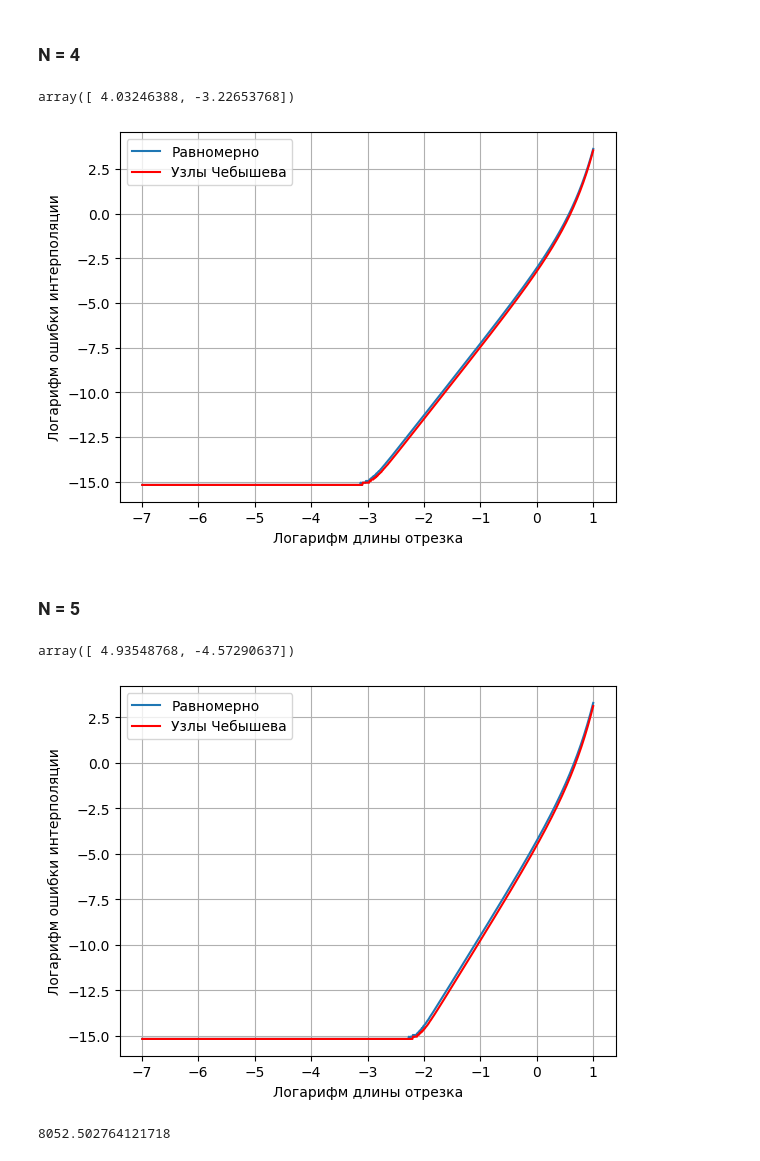
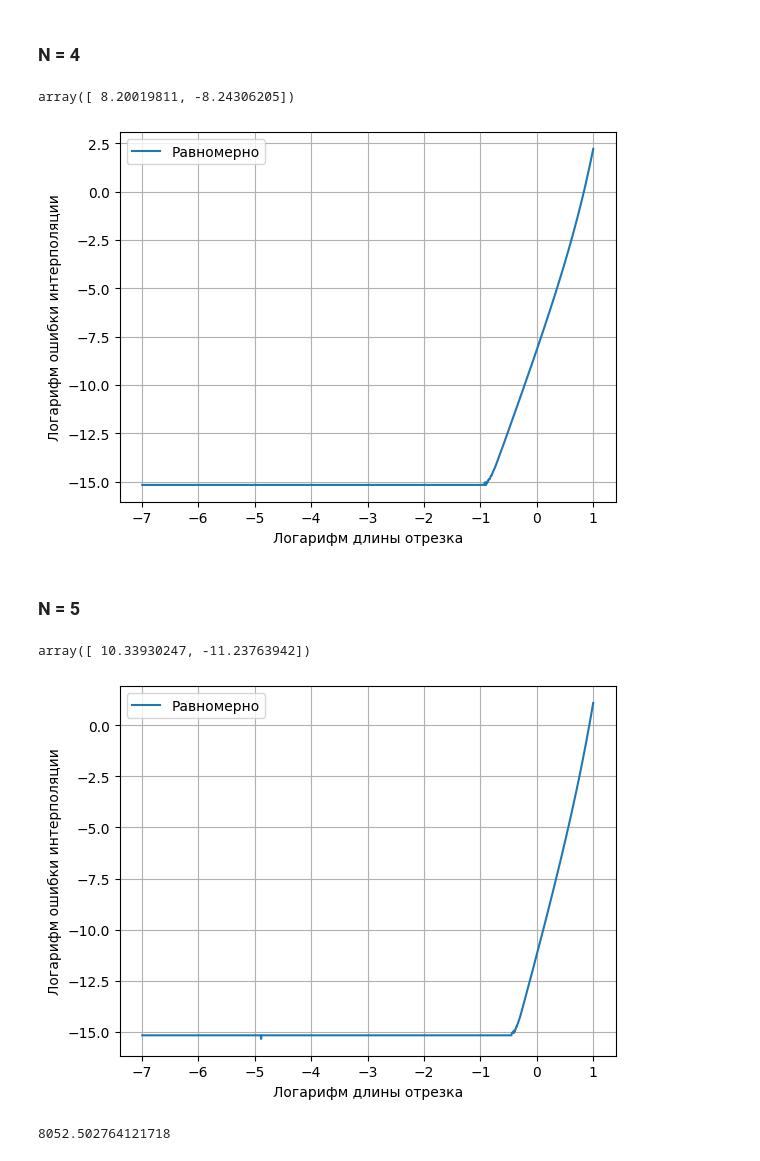
Before and after one commit to Dimundel/CompMathLabs, a Jupyter notebook: source/interpolation/report.ipynb, the cells around one changed output. Drawn from its saved outputs; the diff is of its cells as text; code cells hidden in the pictures.

Commit message:
add hermit interpolation for advanced interpolation lab

```diff
--- a/source/interpolation/report.ipynb
+++ b/source/interpolation/report.ipynb
@@ -42,63 +44,64 @@ array([ 3.03238773, -2.03390204])
 # %%
 x = np.linspace(-7, 1, 1000)[1:]
 y_error = []
-with open("data4.txt", 'r') as f:
+with open("data4hermit.txt", 'r') as f:
     for i in x:
         x_correct = np.linspace(0, 10**i, 1000)
         y_correct = np.exp(x_correct)
         y_old = [float(next(f)) for _ in range(1000)]
         y_error.append(max(abs(y_old - y_correct)))
 
-y_chebishev = []
-with open("data4chebishev.txt", 'r') as f:
-    for i in x:
-        x_correct = np.linspace(0, 10**i, 1000)
-        y_correct = np.exp(x_correct)
-        y_old_chebishev = [float(next(f)) for _ in range(1000)]
-        y_chebishev.append(max(abs(y_old_chebishev - y_correct)))
+# y_chebishev = []
+# with open("data4chebishev.txt", 'r') as f:
+#     for i in x:
+#         x_correct = np.linspace(0, 10**i, 1000)
+#         y_correct = np.exp(x_correct)
+#         y_old_chebishev = [float(next(f)) for _ in range(1000)]
+#         y_chebishev.append(max(abs(y_old_chebishev - y_correct)))
 
 plt.plot(x, np.log10(y_error), label='Равномерно')
-plt.plot(x, np.log10(y_chebishev), color='r', label='Узлы Чебышева')
+# plt.plot(x, np.log10(y_chebishev), color='r', label='Узлы Чебышева')
 
 plt.grid()
 plt.legend()
 plt.xlabel("Логарифм длины отрезка")
 plt.ylabel("Логарифм ошибки интерполяции")
-np.polyfit(x[600:800], np.log10(y_error)[600:800], 1)
+np.polyfit(x[790:850], np.log10(y_error)[790:850], 1)
 # %% [output]
-array([ 4.03246388, -3.22653768])
+array([ 8.20019811, -8.24306205])
-[figure, old version]
+[figure, new version]
 # %% [markdown]
 ### N = 5
 # %%
 x = np.linspace(-7, 1, 1000)[1:]
 y_error = []
-with open("data5.txt", 'r') as f:
+with open("data5hermit.txt", 'r') as f:
     for i in x:
         x_correct = np.linspace(0, 10**i, 1000)
         y_correct = np.exp(x_correct)
         y_old = [float(next(f)) for _ in range(1000)]
         y_error.append(max(abs(y_old - y_correct)))
 
-y_chebishev = []
-with open("data5chebishev.txt", 'r') as f:
-    for i in x:
-        x_correct = np.linspace(0, 10**i, 1000)
-        y_correct = np.exp(x_correct)
-        y_old_chebishev = [float(next(f)) for _ in range(1000)]
-        y_chebishev.append(max(abs(y_old_chebishev - y_correct)))
+# y_chebishev = []
+# with open("data5chebishev.txt", 'r') as f:
+#     for i in x:
+#         x_correct = np.linspace(0, 10**i, 1000)
+#         y_correct = np.exp(x_correct)
+#         y_old_chebishev = [float(next(f)) for _ in range(1000)]
+#         y_chebishev.append(max(abs(y_old_chebishev - y_correct)))
 
 plt.plot(x, np.log10(y_error), label='Равномерно')
-plt.plot(x, np.log10(y_chebishev), color='r', label='Узлы Чебышева')
+# plt.plot(x, np.log10(y_chebishev), color='r', label='Узлы Чебышева')
 
 plt.grid()
 plt.legend()
 plt.xlabel("Логарифм длины отрезка")
 plt.ylabel("Логарифм ошибки интерполяции")
-np.polyfit(x[600:800], np.log10(y_error)[600:800], 1)
+
+np.polyfit(x[840:870], np.log10(y_error)[840:870], 1)
 # %% [output]
-array([ 4.93548768, -4.57290637])
+array([ 10.33930247, -11.23763942])
-[figure, old version]
+[figure, new version]
 # %%
 plt.plot(x_correct[-1000:], y_correct[-1000:])
 plt.plot(x_correct[-1000:], y_old[-1000:], color='r')
```
Also changed, not shown: parts of 1 cell of this notebook, 6 other files.
